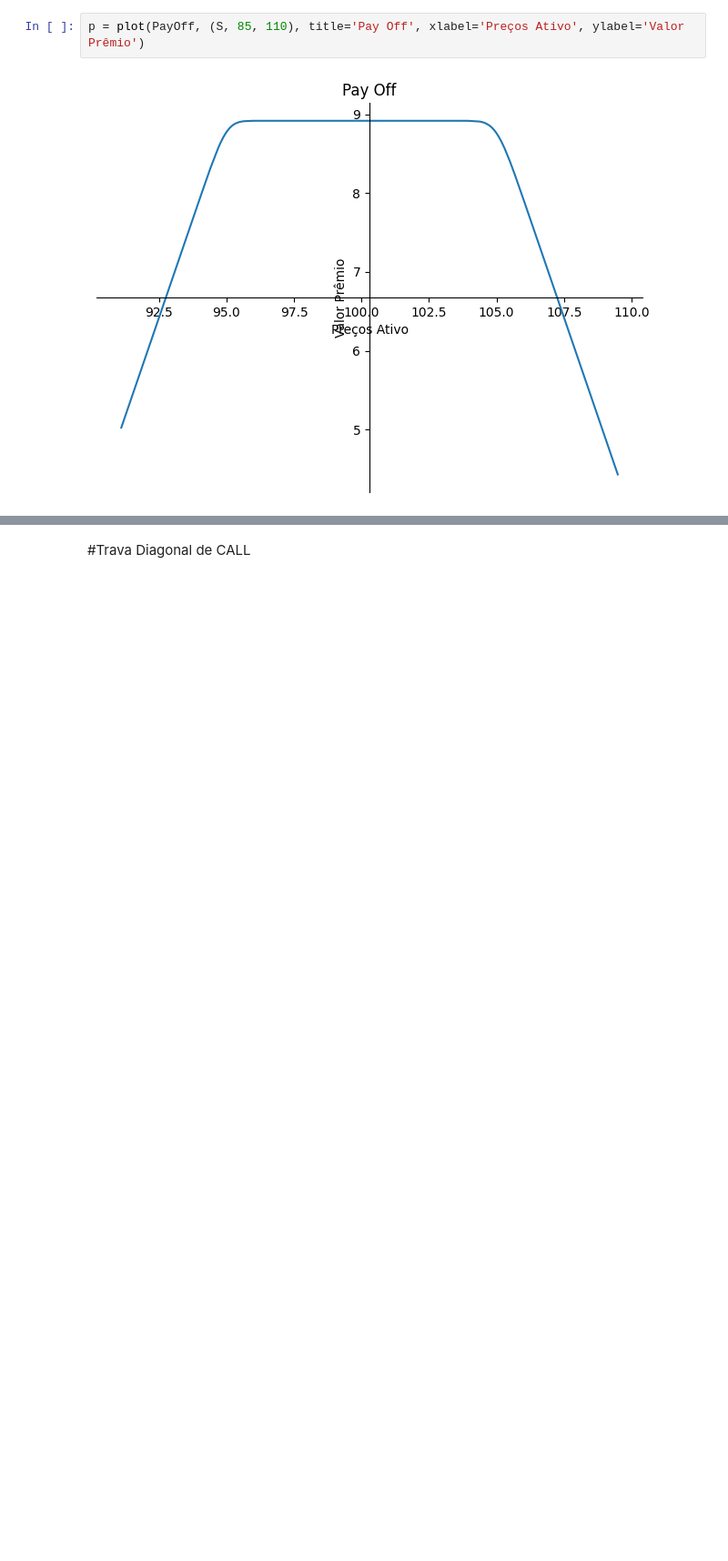
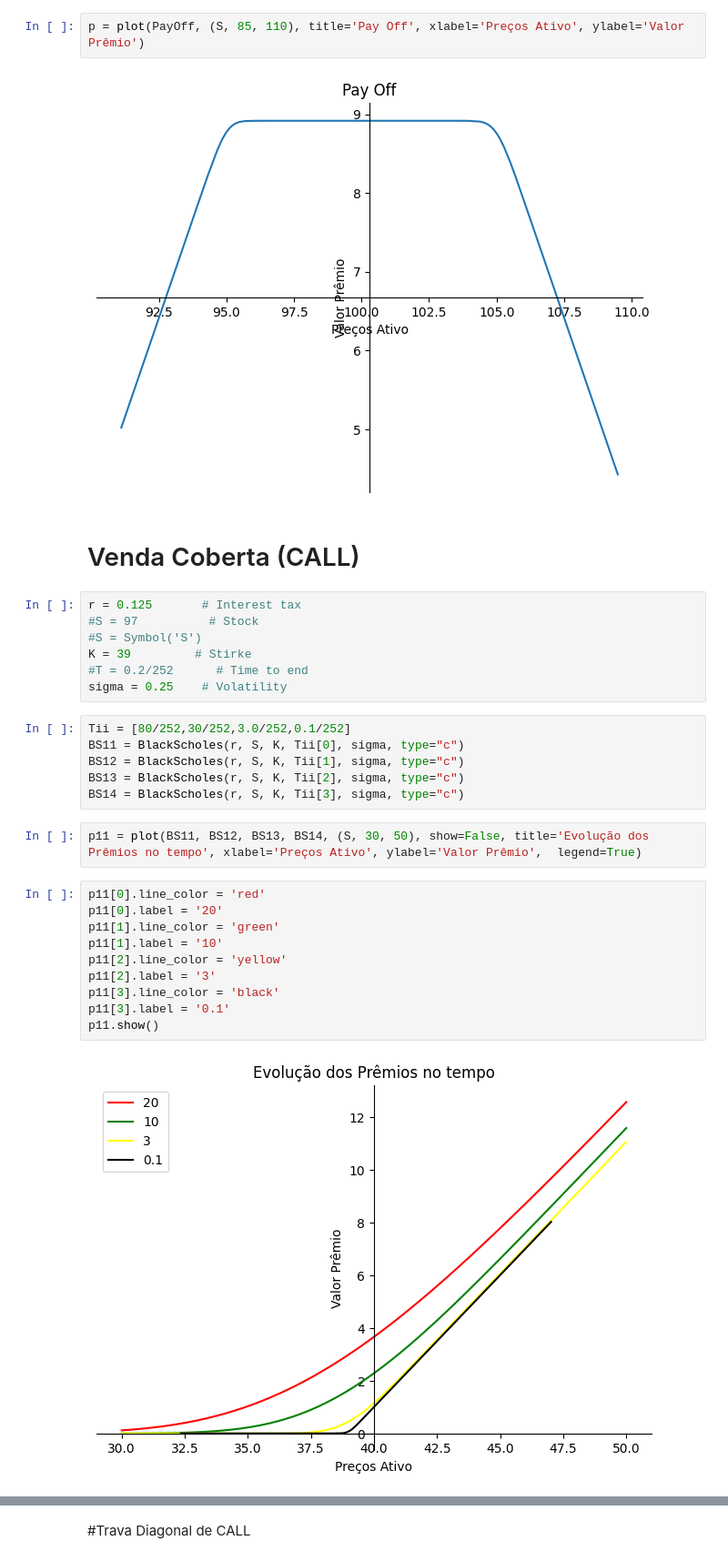
Before and after one commit to Felipe-Pinto/python_para_exatas, a Jupyter notebook: BS_Sympy.ipynb, the cells around one changed output, grey strips where cells are left out. Shown: that part at 91% size. Saved outputs shown, nothing was run; the diff lists cells and outputs as text; blank space fills up the shorter version.

```diff
--- a/BS_Sympy.ipynb
+++ b/BS_Sympy.ipynb
@@ -207,3 +207,32 @@ PayOff = POFP + POFC
 p = plot(PayOff, (S, 85, 110), title='Pay Off', xlabel='Preços Ativo', ylabel='Valor Prêmio')
 # %% [output]
 [figure]
+# %% [markdown]
+# Venda Coberta (CALL)
+# %%
+r = 0.125       # Interest tax
+#S = 97          # Stock
+#S = Symbol('S')
+K = 39         # Stirke
+#T = 0.2/252      # Time to end
+sigma = 0.25    # Volatility
+# %%
+Tii = [80/252,30/252,3.0/252,0.1/252]
+BS11 = BlackScholes(r, S, K, Tii[0], sigma, type="c")
+BS12 = BlackScholes(r, S, K, Tii[1], sigma, type="c")
+BS13 = BlackScholes(r, S, K, Tii[2], sigma, type="c")
+BS14 = BlackScholes(r, S, K, Tii[3], sigma, type="c")
+# %%
+p11 = plot(BS11, BS12, BS13, BS14, (S, 30, 50), show=False, title='Evolução dos Prêmios no tempo', xlabel='Preços Ativo', ylabel='Valor Prêmio',  legend=True)
+# %%
+p11[0].line_color = 'red'
+p11[0].label = '20'
+p11[1].line_color = 'green'
+p11[1].label = '10'
+p11[2].line_color = 'yellow'
+p11[2].label = '3'
+p11[3].line_color = 'black'
+p11[3].label = '0.1'
+p11.show()
+# %% [output]
+[figure, added]
```
Also changed, not shown: parts of 4 cells of this notebook.
